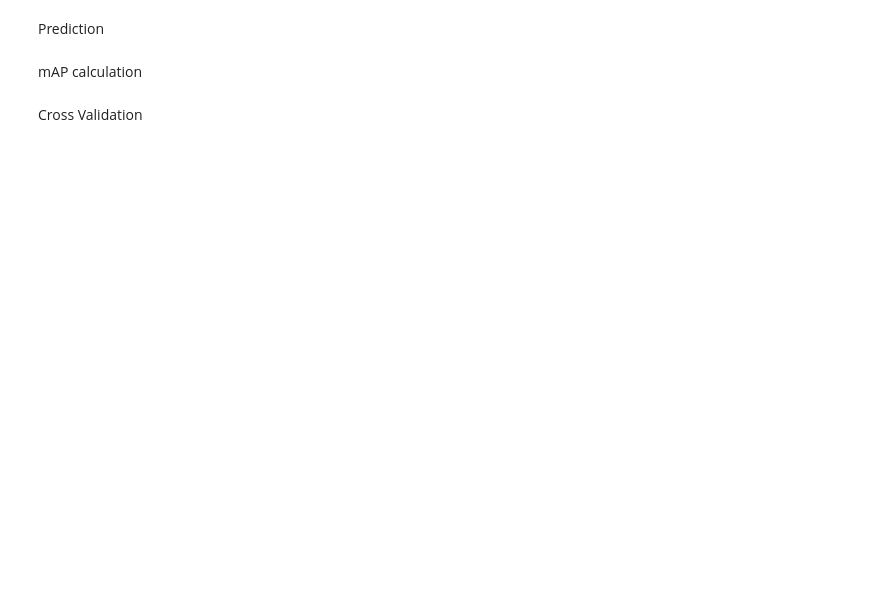
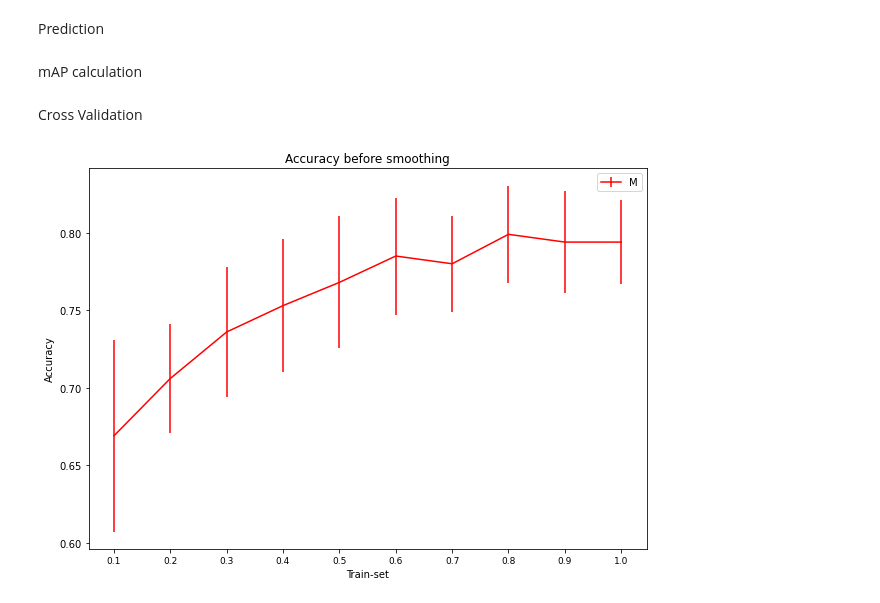
Before and after one commit to ShoGan20/NaiveBayesClassifier-on-Yelp-Reviews, a Jupyter notebook: Naive_Bayes_Classifier.ipynb, the cells around one changed output. Cells and saved outputs as stored; diff of their text form; code cells hidden in the pictures; blank space fills up the shorter version.

```diff
--- a/Naive_Bayes_Classifier.ipynb
+++ b/Naive_Bayes_Classifier.ipynb
@@ -167,7 +176,7 @@ L_token0 = Map(voc, word_0, tot_word0, 0)
 L_token1 = Map(voc, word_1, tot_word1, 0)
 # %%
 Map_token0 = Map(voc, word_0, tot_word0, 1)
-Map_token0 = Map(voc, word_1, tot_word1, 1)
+Map_token1 = Map(voc, word_1, tot_word1, 1)
 # %% [markdown]
 Cross Validation
 # %%
@@ -260,0 +270,28 @@ def kfold_cross_validation(t0,t1,a,m,k):
+# %%
+mean_MAP,stand_MAP = cross_validation(ds_0, ds_1,10,1,1)
+# %%
+def plot_graph(mean_MAP,stand_MAP):
+
+    ind = np.arange(10)
+
+    a = [0.1,0.2,0.3,0.4,0.5,0.6,0.7,0.8,0.9,1]
+
+    y0 = mean_MAP
+    y_err0 = stand_MAP
+
+    plt.figure(200)
+    plt.errorbar(a,y0,y_err0, color="red")
+
+    plt.title("Accuracy before smoothing")
+    plt.gca().legend(('Mean Accuracy'))
+    plt.xlabel('Train-set')
+    plt.ylabel('Accuracy')
+    plt.xticks(a)
+    plt.tick_params(axis="x", labelsize=9)
+    fig = plt.gcf()
+    fig.set_size_inches(10,7)
+    plt.show()
+# %%
+plot_graph(mean_MAP, stand_MAP)
+# %% [output]
+[figure, added]
```
Also changed, not shown: parts of 10 cells of this notebook.
